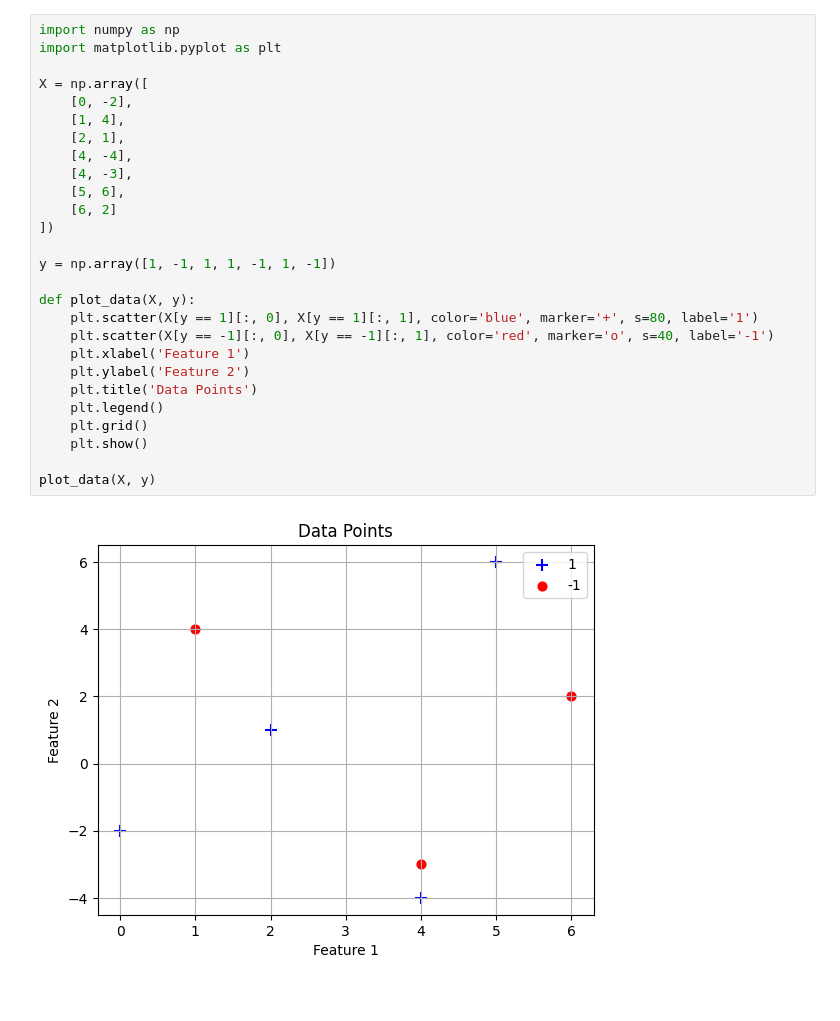
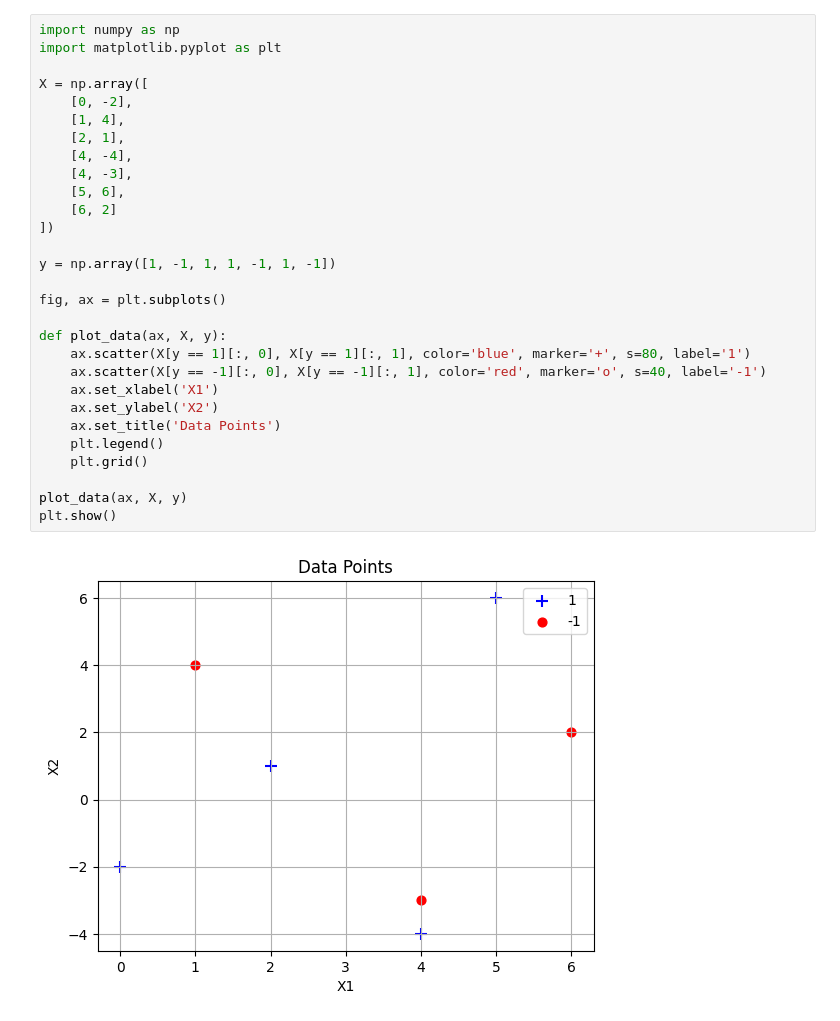
Before and after one commit to 100013059-blip/MscQT-QML-UD2, a Jupyter notebook: exercise3.ipynb, the cells around one changed output. Drawn from its saved outputs; the diff is of its cells as text.

```diff
--- a/exercise3.ipynb
+++ b/exercise3.ipynb
@@ -45,29 +46,31 @@ $$
 # %%
 import numpy as np
 import matplotlib.pyplot as plt
 
 X = np.array([
     [0, -2],
     [1, 4],
     [2, 1],
     [4, -4],
     [4, -3],
     [5, 6],
     [6, 2]
 ])
 
 y = np.array([1, -1, 1, 1, -1, 1, -1])
 
-def plot_data(X, y):
-    plt.scatter(X[y == 1][:, 0], X[y == 1][:, 1], color='blue', marker='+', s=80, label='1')
-    plt.scatter(X[y == -1][:, 0], X[y == -1][:, 1], color='red', marker='o', s=40, label='-1')
-    plt.xlabel('Feature 1')
-    plt.ylabel('Feature 2')
-    plt.title('Data Points')
+fig, ax = plt.subplots()
+
+def plot_data(ax, X, y):
+    ax.scatter(X[y == 1][:, 0], X[y == 1][:, 1], color='blue', marker='+', s=80, label='1')
+    ax.scatter(X[y == -1][:, 0], X[y == -1][:, 1], color='red', marker='o', s=40, label='-1')
+    ax.set_xlabel('X1')
+    ax.set_ylabel('X2')
+    ax.set_title('Data Points')
     plt.legend()
     plt.grid()
-    plt.show()
 
-plot_data(X, y)
+plot_data(ax, X, y)
+plt.show()
 # %% [output]
-[figure, old version]
+[figure, new version]
```
Also changed, not shown: parts of 5 cells of this notebook.
